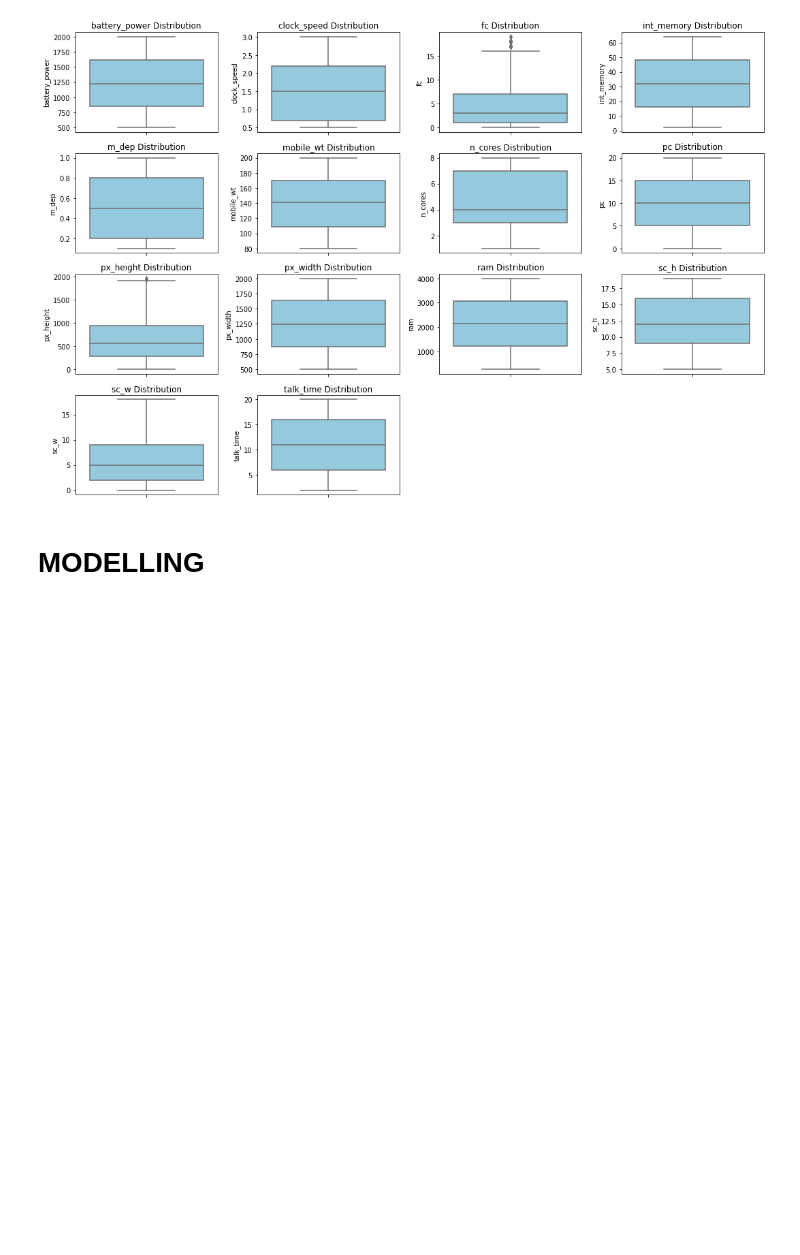
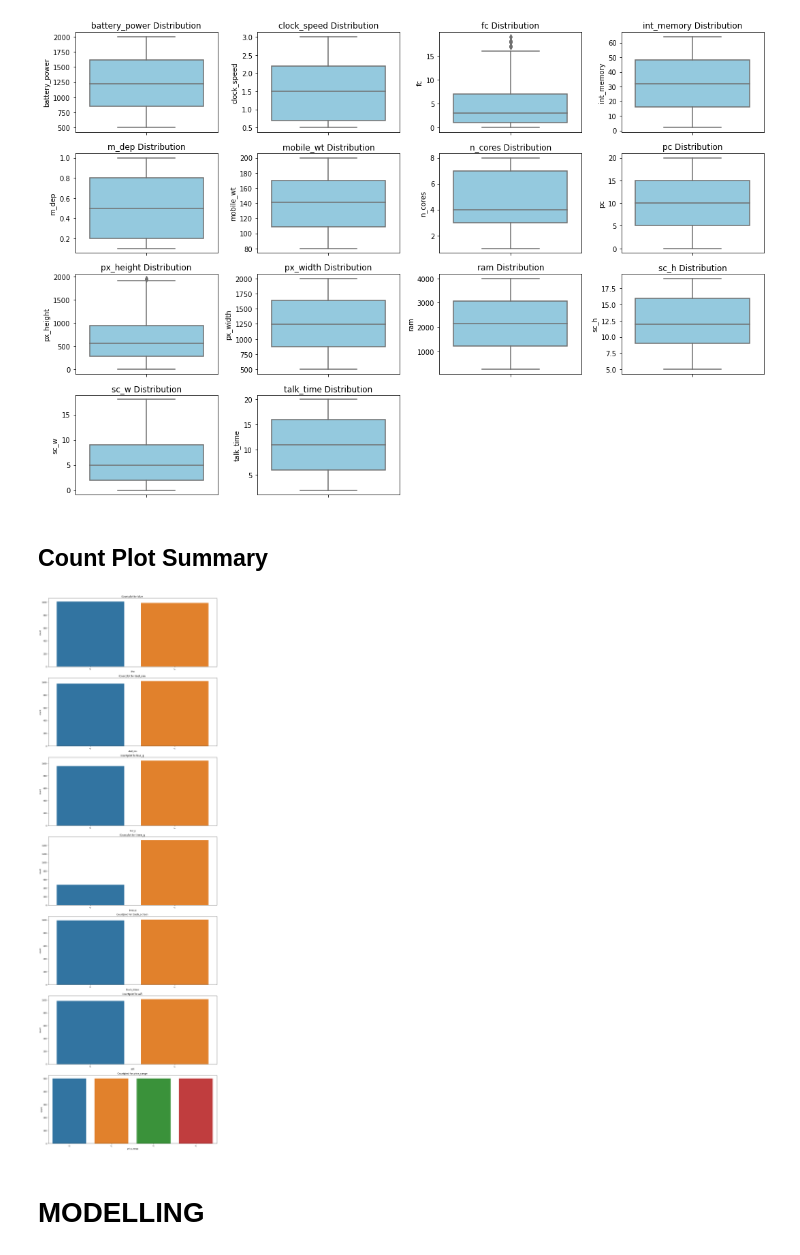
Before and after one commit to Ogutu01/Mobile-Price-Classifier, a Jupyter notebook: index.ipynb, the cells around one changed output. Saved outputs shown, nothing was run; the diff lists cells and outputs as text; code cells hidden in the pictures; blank space fills up the shorter version.

Commit message:
Added countplot summary to EDA section

```diff
--- a/index.ipynb
+++ b/index.ipynb
@@ -188,5 +188,23 @@ plt.tight_layout()
 plt.show()
 # %% [output]
 [figure]
+# %% [markdown]
+## **Count Plot Summary**
+# %%
+plt.figure(figsize=(13,40))
+
+categorical_cols = train.select_dtypes(include = "category")
+
+for i, cols in enumerate(cat_cols):
+    plt.subplot(7, 1, i+1)
+    sns.countplot(data=categorical_cols, x=cols)
+    plt.xticks(rotation=70)
+    plt.title(f'Countplot for {cols} ')
+
+
+plt.tight_layout()
+plt.show()
+# %% [output]
+[figure, added]
 # %% [markdown]
 # **MODELLING**
```
Also changed, not shown: parts of 10 cells of this notebook, 1 other file.
